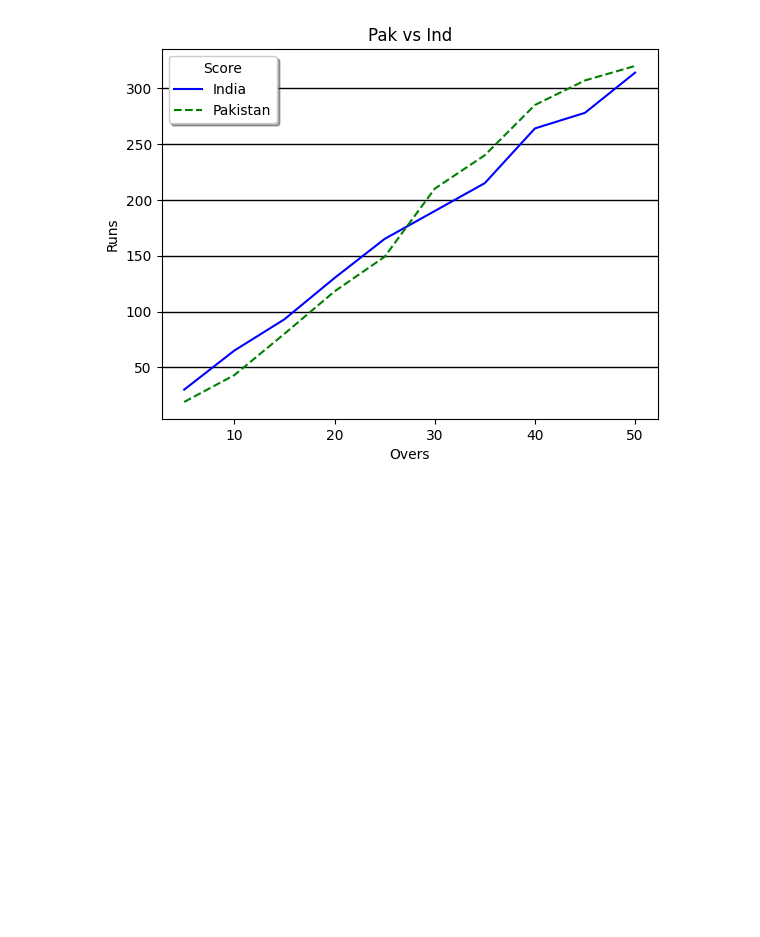
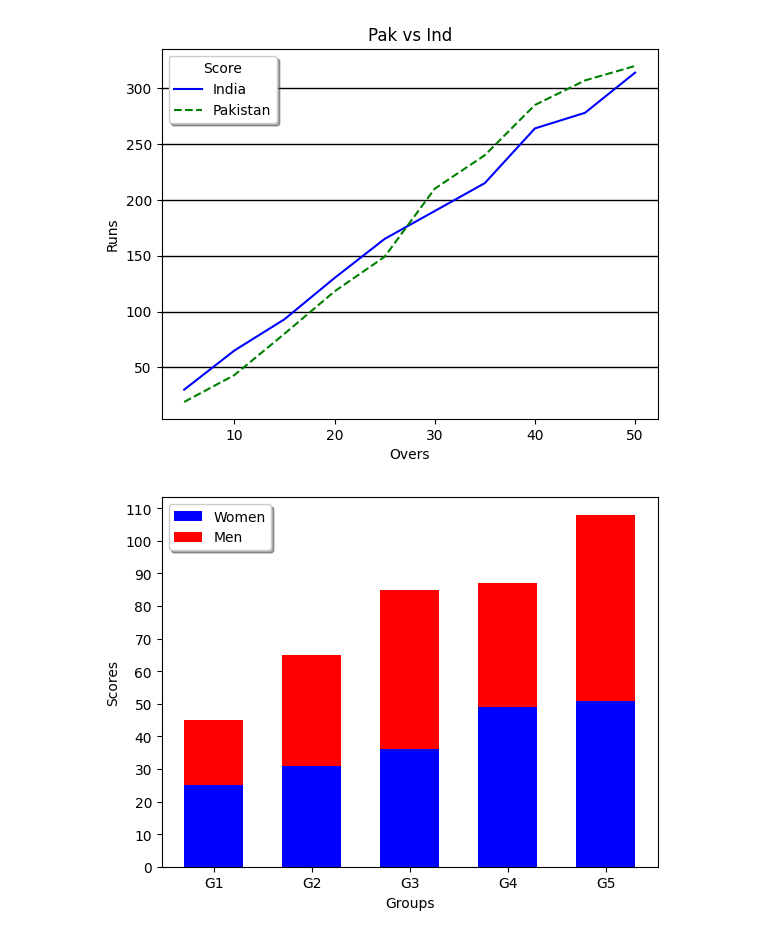
Before and after one commit to Hasnain-Sidd/Data-Science, a Jupyter notebook: Matplotlib.ipynb, the cells around one changed output. Cells and saved outputs as stored; diff of their text form; code cells hidden in the pictures; blank space fills up the shorter version.

```diff
--- a/Matplotlib.ipynb
+++ b/Matplotlib.ipynb
@@ -56,3 +57,19 @@ plt.grid(color='black',linestyle="solid",linewidth=1,axis='y')
 plt.show()
 # %% [output]
 [figure]
+# %%
+# Bar Graph
+menmeans=[20,34,49,38,57]
+womenMeans=[25,31,36,49,51]
+gr=np.arange(5)
+plt.bar(gr,womenMeans,color='blue',width=.60)
+plt.bar(gr,menmeans,bottom=womenMeans,color='red',width=.60)
+plt.xlabel("Groups")
+plt.ylabel("Scores")
+plt.xticks(gr,('G1','G2','G3','G4','G5'))
+plt.yticks(np.arange(0,120,10))
+plt.legend(labels=('Women','Men'),loc='best',shadow=True)
+
+plt.show()
+# %% [output]
+[figure, added]
```
Also changed, not shown: parts of 3 cells of this notebook.
